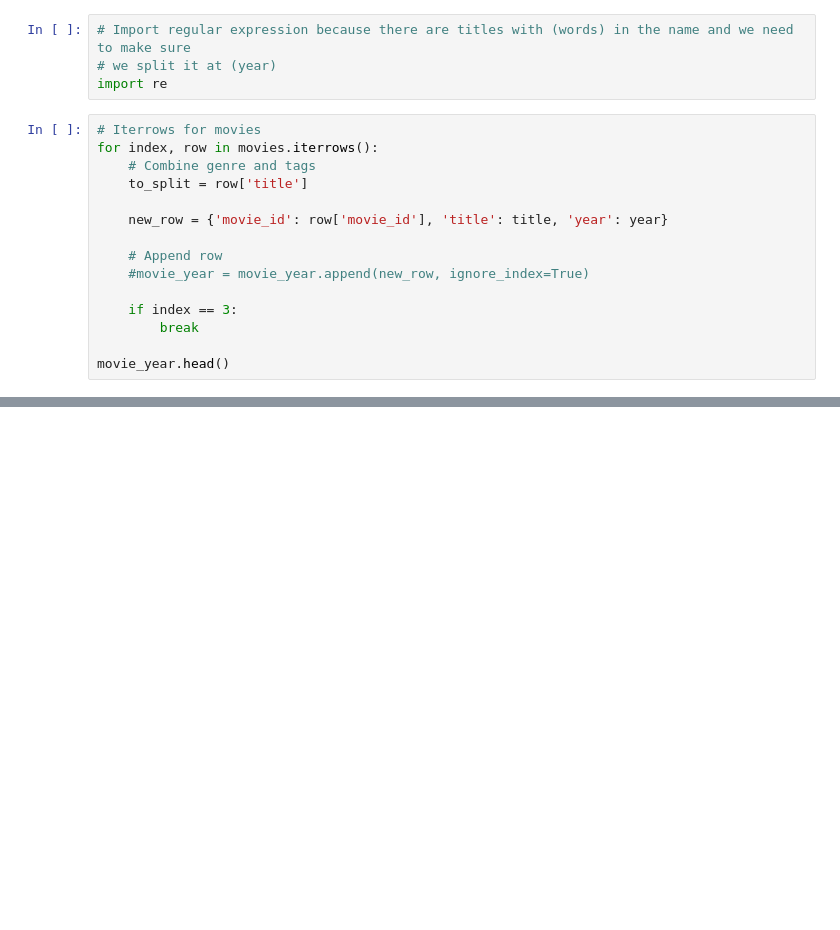
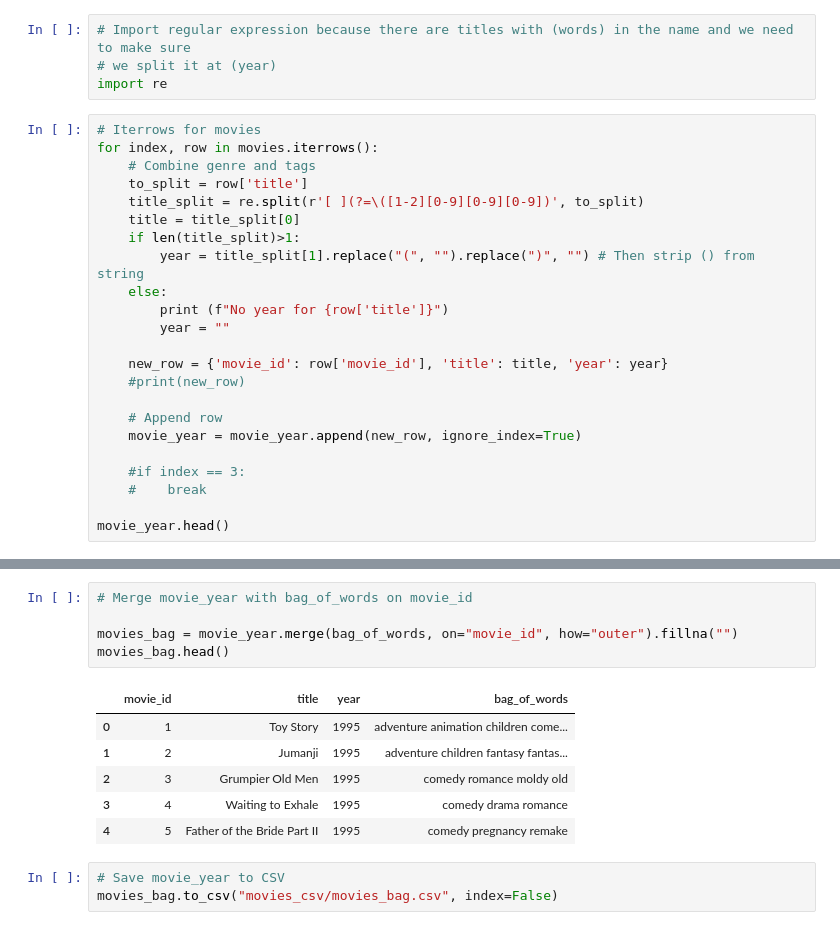
Before and after one commit to improvbutterfly/movies-project, a Jupyter notebook: CombineDataForMachineModel.ipynb, the cells around one changed output, grey strips where cells are left out. Drawn from its saved outputs; the diff is of its cells as text; blank space fills up the shorter version.

Commit message:
Adding title and year split content

```diff
--- a/CombineDataForMachineModel.ipynb
+++ b/CombineDataForMachineModel.ipynb
@@ -214,13 +214,21 @@ import re
 for index, row in movies.iterrows():
     # Combine genre and tags
     to_split = row['title']
+    title_split = re.split(r'[ ](?=\([1-2][0-9][0-9][0-9])', to_split)
+    title = title_split[0]
+    if len(title_split)>1:
+        year = title_split[1].replace("(", "").replace(")", "") # Then strip () from string
+    else:
+        print (f"No year for {row['title']}")
+        year = ""
 
     new_row = {'movie_id': row['movie_id'], 'title': title, 'year': year}
+    #print(new_row)
 
     # Append row
-    #movie_year = movie_year.append(new_row, ignore_index=True)
+    movie_year = movie_year.append(new_row, ignore_index=True)
 
-    if index == 3:
-        break
+    #if index == 3:
+    #    break
 
 movie_year.head()
@@ -226,0 +274,15 @@ movie_year.head()
+# %%
+# Merge movie_year with bag_of_words on movie_id
+
+movies_bag = movie_year.merge(bag_of_words, on="movie_id", how="outer").fillna("")
+movies_bag.head()
+# %% [output]
+|  | movie_id | title | year | bag_of_words |
+| 0 | 1 | Toy Story | 1995 | adventure animation children come... |
+| 1 | 2 | Jumanji | 1995 | adventure children fantasy fantas... |
+| 2 | 3 | Grumpier Old Men | 1995 | comedy romance moldy old |
+| 3 | 4 | Waiting to Exhale | 1995 | comedy drama romance |
+| 4 | 5 | Father of the Bride Part II | 1995 | comedy pregnancy remake |
+# %%
+# Save movie_year to CSV
+movies_bag.to_csv("movies_csv/movies_bag.csv", index=False)
```
Also changed, not shown: parts of 4 cells of this notebook, 1 other file.
